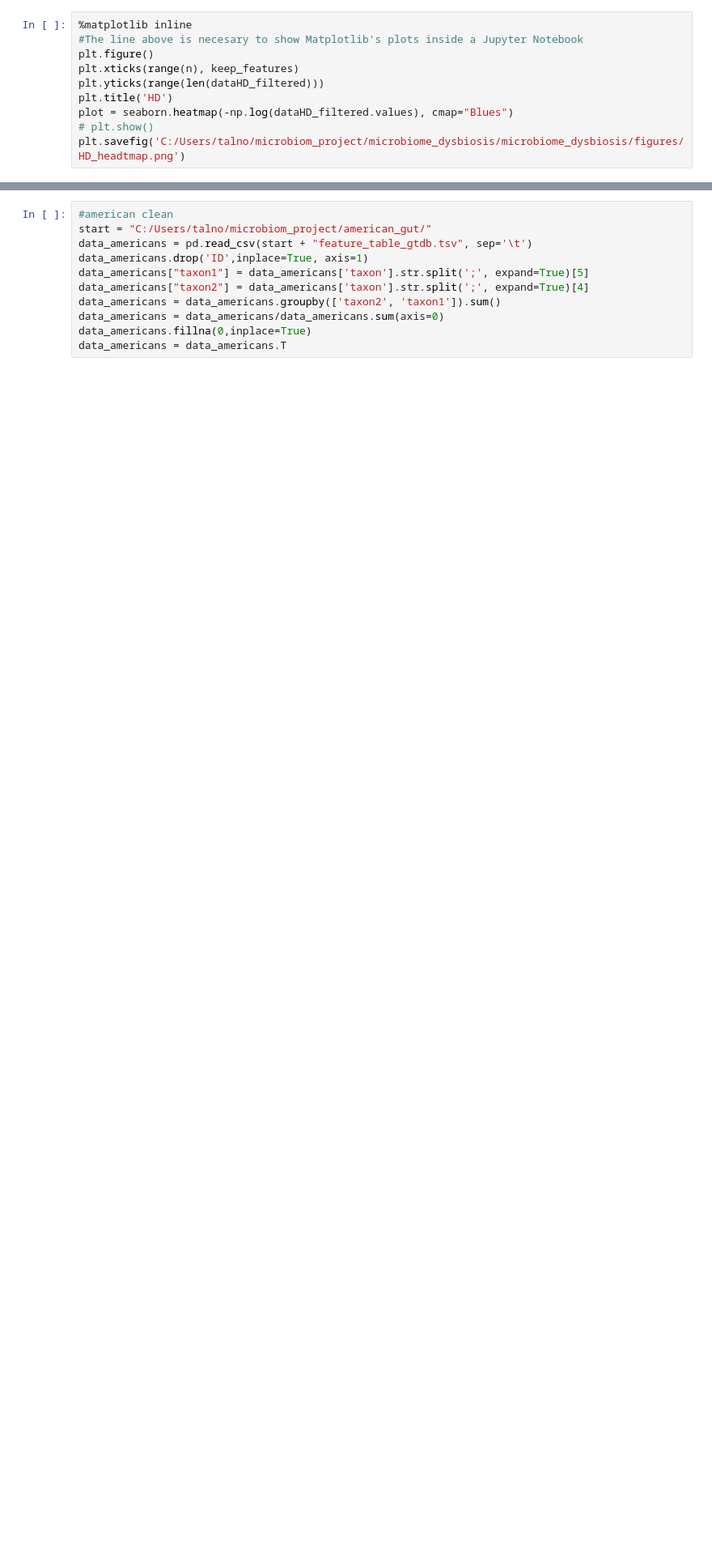
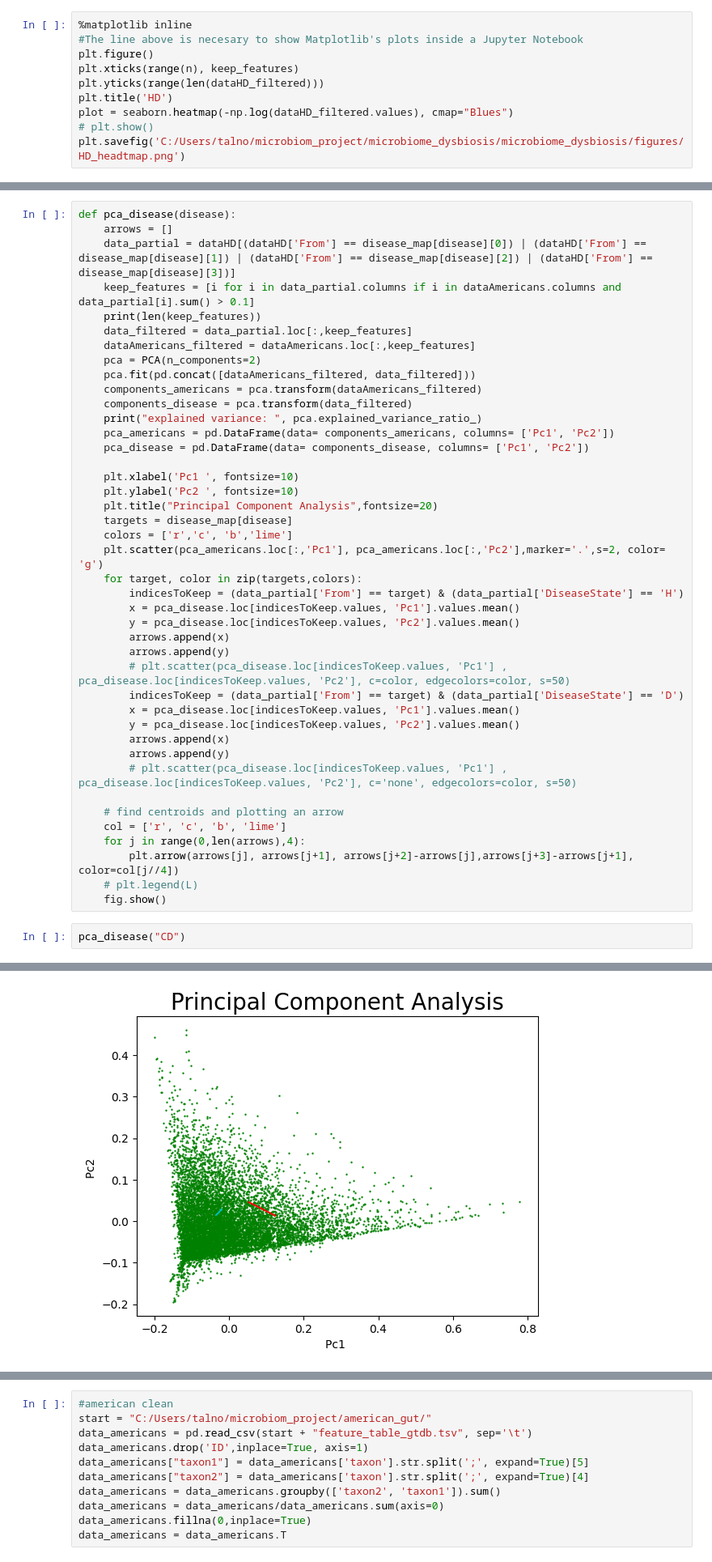
Before and after one commit to talnof1/microbiome_dysbiosis, a Jupyter notebook: american_gut/american_gut_pca.ipynb, the cells around one changed output, grey strips where cells are left out. Shown: that part at 81% size. Cells and saved outputs as stored; diff of their text form; blank space fills up the shorter version.

```diff
--- a/american_gut/american_gut_pca.ipynb
+++ b/american_gut/american_gut_pca.ipynb
@@ -73,0 +160,45 @@ dataAmericans.set_index('taxon_f', inplace=True)
+# %%
+def pca_disease(disease):
+    arrows = []
+    data_partial = dataHD[(dataHD['From'] == disease_map[disease][0]) | (dataHD['From'] == disease_map[disease][1]) | (dataHD['From'] == disease_map[disease][2]) | (dataHD['From'] == disease_map[disease][3])]
+    keep_features = [i for i in data_partial.columns if i in dataAmericans.columns and data_partial[i].sum() > 0.1]
+    print(len(keep_features))
+    data_filtered = data_partial.loc[:,keep_features]
+    dataAmericans_filtered = dataAmericans.loc[:,keep_features]
+    pca = PCA(n_components=2)
+    pca.fit(pd.concat([dataAmericans_filtered, data_filtered]))
+    components_americans = pca.transform(dataAmericans_filtered)
+    components_disease = pca.transform(data_filtered)
+    print("explained variance: ", pca.explained_variance_ratio_)
+    pca_americans = pd.DataFrame(data= components_americans, columns= ['Pc1', 'Pc2'])
+    pca_disease = pd.DataFrame(data= components_disease, columns= ['Pc1', 'Pc2'])
+
+    plt.xlabel('Pc1 ', fontsize=10)
+    plt.ylabel('Pc2 ', fontsize=10)
+    plt.title("Principal Component Analysis",fontsize=20)
+    targets = disease_map[disease]
+    colors = ['r','c', 'b','lime']
+    plt.scatter(pca_americans.loc[:,'Pc1'], pca_americans.loc[:,'Pc2'],marker='.',s=2, color= 'g')
+    for target, color in zip(targets,colors):
+        indicesToKeep = (data_partial['From'] == target) & (data_partial['DiseaseState'] == 'H')
+        x = pca_disease.loc[indicesToKeep.values, 'Pc1'].values.mean()
+        y = pca_disease.loc[indicesToKeep.values, 'Pc2'].values.mean()
+        arrows.append(x)
+        arrows.append(y)
+        # plt.scatter(pca_disease.loc[indicesToKeep.values, 'Pc1'] , pca_disease.loc[indicesToKeep.values, 'Pc2'], c=color, edgecolors=color, s=50)
+        indicesToKeep = (data_partial['From'] == target) & (data_partial['DiseaseState'] == 'D')
+        x = pca_disease.loc[indicesToKeep.values, 'Pc1'].values.mean()
+        y = pca_disease.loc[indicesToKeep.values, 'Pc2'].values.mean()
+        arrows.append(x)
+        arrows.append(y)
+        # plt.scatter(pca_disease.loc[indicesToKeep.values, 'Pc1'] , pca_disease.loc[indicesToKeep.values, 'Pc2'], c='none', edgecolors=color, s=50)
+
+    # find centroids and plotting an arrow
+    col = ['r', 'c', 'b', 'lime']
+    for j in range(0,len(arrows),4):
+        plt.arrow(arrows[j], arrows[j+1], arrows[j+2]-arrows[j],arrows[j+3]-arrows[j+1], color=col[j//4])
+    # plt.legend(L)
+    fig.show()
+# %%
+pca_disease("CD")
+# %% [output]
@@ -73,0 +207 @@ dataAmericans.set_index('taxon_f', inplace=True)
+[figure, added]
```
Also changed, not shown: parts of 25 cells of this notebook, 4 other files.
